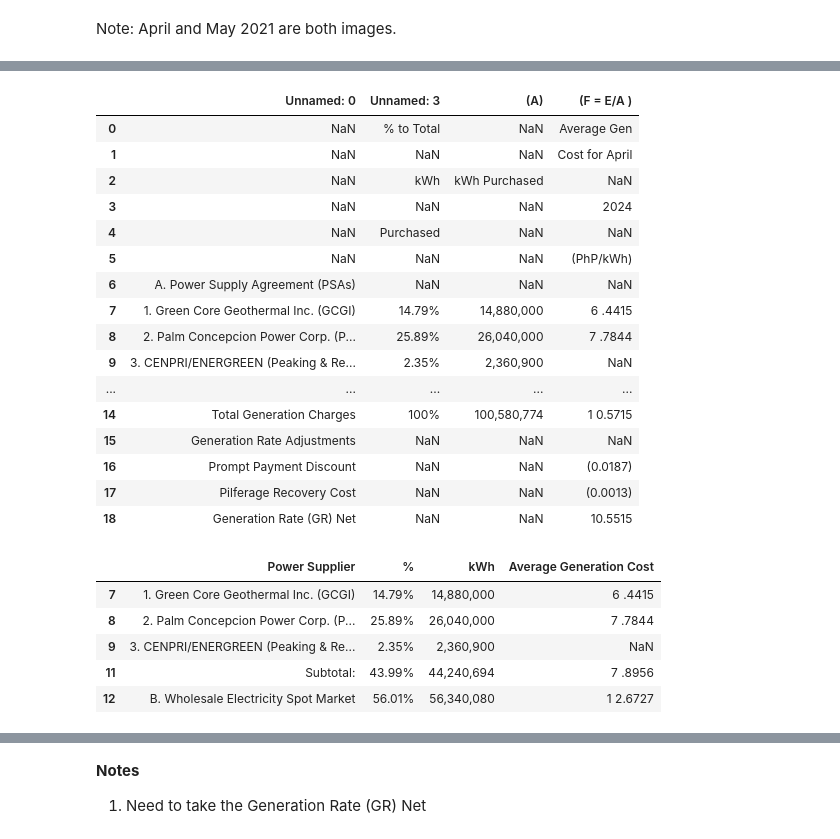
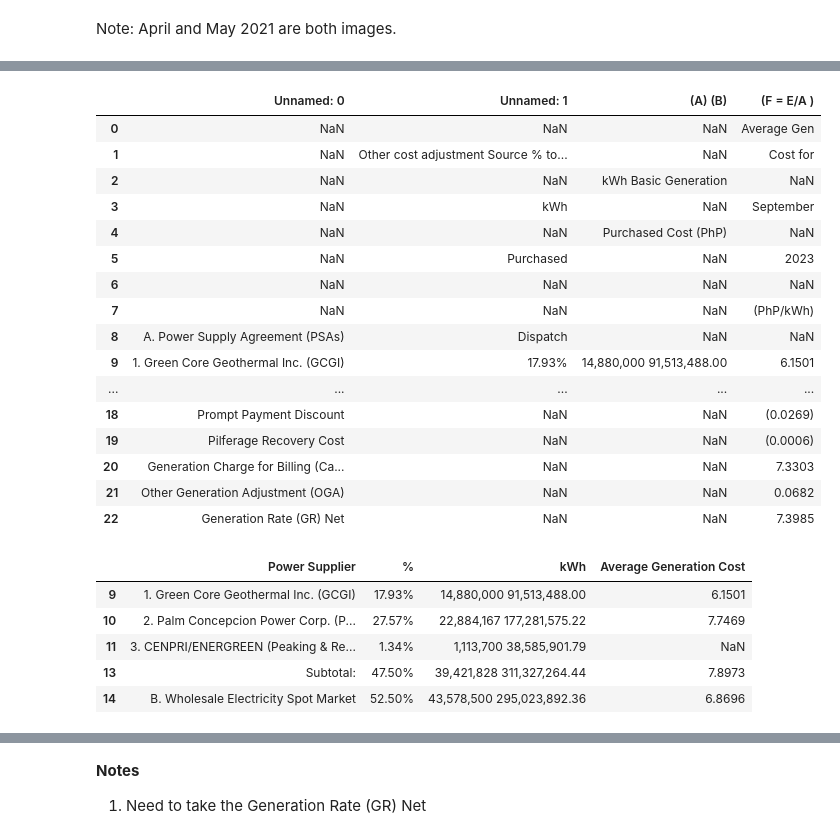
Before and after one commit to andreasenson/Scrape-DU-Generation-Charge, a Jupyter notebook: CENECO/scrape_CENECO.ipynb, the cells around one changed output, grey strips where cells are left out. Cells and saved outputs as stored; diff of their text form; code cells hidden in the pictures.

```diff
--- a/CENECO/scrape_CENECO.ipynb
+++ b/CENECO/scrape_CENECO.ipynb
@@ -192,7 +376,5 @@ Note: April and May 2021 are both images.
 # %%
-# Check which files are actually machine readable by trying to pass them through tabula
-
-df = tabula.read_pdf("pdf downloads/Gen-Rate-May-2024_compressed.pdf",stream = True, pages=1)[0]
+df = tabula.read_pdf("pdf downloads/GR-OCTOBER-2023_compressed.pdf",stream = True, pages=1)[0]
 # %%
 df
 # %% [output]
@@ -216,39 +398,39 @@ df
 # %%
 # Function to find the column name where a keyword is present in any of its rows
 def find_column_by_keyword(df, keyword):
     mask = df.apply(lambda col: col.str.contains(keyword, case=False, na=False)).any()
     return df.columns[mask]
 
 # Identifying the columns that contain the specified keywords in any of their rows
 columns_to_include = [
     find_column_by_keyword(df, 'Supply')[0],
     find_column_by_keyword(df, '%')[0],
-    find_column_by_keyword(df, 'kWh Purchased')[0],
+    find_column_by_keyword(df, 'Purchased')[1],  # Get the second column with "Purchased"
     find_column_by_keyword(df, 'Average')[0],
 ]
 
 # Creating a new DataFrame with the selected columns
 sliced_cols_df = df[columns_to_include]
 
 sliced_cols_df
 # %% [output]
-|  | Unnamed: 0 | Unnamed: 3 | (A) | (F = E/A ) |
-| 0 | NaN | % to Total | NaN | Average Gen |
-| 1 | NaN | NaN | NaN | Cost for April |
-| 2 | NaN | kWh | kWh Purchased | NaN |
-| 3 | NaN | NaN | NaN | 2024 |
-| 4 | NaN | Purchased | NaN | NaN |
-| 5 | NaN | NaN | NaN | (PhP/kWh) |
-| 6 | A. Power Supply Agreement (PSAs) | NaN | NaN | NaN |
-| 7 | 1. Green Core Geothermal Inc. (GCGI) | 14.79% | 14,880,000 | 6 .4415 |
-| 8 | 2. Palm Concepcion Power Corp. (P... | 25.89% | 26,040,000 | 7 .7844 |
-| 9 | 3. CENPRI/ENERGREEN (Peaking & Re... | 2.35% | 2,360,900 | NaN |
+|  | Unnamed: 0 | Unnamed: 1 | (A) (B) | (F = E/A ) |
+| 0 | NaN | NaN | NaN | Average Gen |
+| 1 | NaN | Other cost adjustment Source % to... | NaN | Cost for |
+| 2 | NaN | NaN | kWh Basic Generation | NaN |
+| 3 | NaN | kWh | NaN | September |
+| 4 | NaN | NaN | Purchased Cost (PhP) | NaN |
+| 5 | NaN | Purchased | NaN | 2023 |
+| 6 | NaN | NaN | NaN | NaN |
+| 7 | NaN | NaN | NaN | (PhP/kWh) |
+| 8 | A. Power Supply Agreement (PSAs) | Dispatch | NaN | NaN |
+| 9 | 1. Green Core Geothermal Inc. (GCGI) | 17.93% | 14,880,000 91,513,488.00 | 6.1501 |
 | ... | ... | ... | ... | ... |
-| 14 | Total Generation Charges | 100% | 100,580,774 | 1 0.5715 |
-| 15 | Generation Rate Adjustments | NaN | NaN | NaN |
-| 16 | Prompt Payment Discount | NaN | NaN | (0.0187) |
-| 17 | Pilferage Recovery Cost | NaN | NaN | (0.0013) |
-| 18 | Generation Rate (GR) Net | NaN | NaN | 10.5515 |
+| 18 | Prompt Payment Discount | NaN | NaN | (0.0269) |
+| 19 | Pilferage Recovery Cost | NaN | NaN | (0.0006) |
+| 20 | Generation Charge for Billing (Ca... | NaN | NaN | 7.3303 |
+| 21 | Other Generation Adjustment (OGA) | NaN | NaN | 0.0682 |
+| 22 | Generation Rate (GR) Net | NaN | NaN | 7.3985 |
 # %%
 # Assuming df is your original DataFrame
 
@@ -269,11 +451,11 @@ sliced_rows_df.columns = ["Power Supplier", "%", "kWh", "Average Generation Cost
 sliced_rows_df
 # %% [output]
 |  | Power Supplier | % | kWh | Average Generation Cost |
-| 7 | 1. Green Core Geothermal Inc. (GCGI) | 14.79% | 14,880,000 | 6 .4415 |
-| 8 | 2. Palm Concepcion Power Corp. (P... | 25.89% | 26,040,000 | 7 .7844 |
-| 9 | 3. CENPRI/ENERGREEN (Peaking & Re... | 2.35% | 2,360,900 | NaN |
-| 11 | Subtotal: | 43.99% | 44,240,694 | 7 .8956 |
-| 12 | B. Wholesale Electricity Spot Market | 56.01% | 56,340,080 | 1 2.6727 |
+| 9 | 1. Green Core Geothermal Inc. (GCGI) | 17.93% | 14,880,000 91,513,488.00 | 6.1501 |
+| 10 | 2. Palm Concepcion Power Corp. (P... | 27.57% | 22,884,167 177,281,575.22 | 7.7469 |
+| 11 | 3. CENPRI/ENERGREEN (Peaking & Re... | 1.34% | 1,113,700 38,585,901.79 | NaN |
+| 13 | Subtotal: | 47.50% | 39,421,828 311,327,264.44 | 7.8973 |
+| 14 | B. Wholesale Electricity Spot Market | 52.50% | 43,578,500 295,023,892.36 | 6.8696 |
 # %%
 import re
 
```
Also changed, not shown: parts of 9 cells of this notebook, 1 other file.
